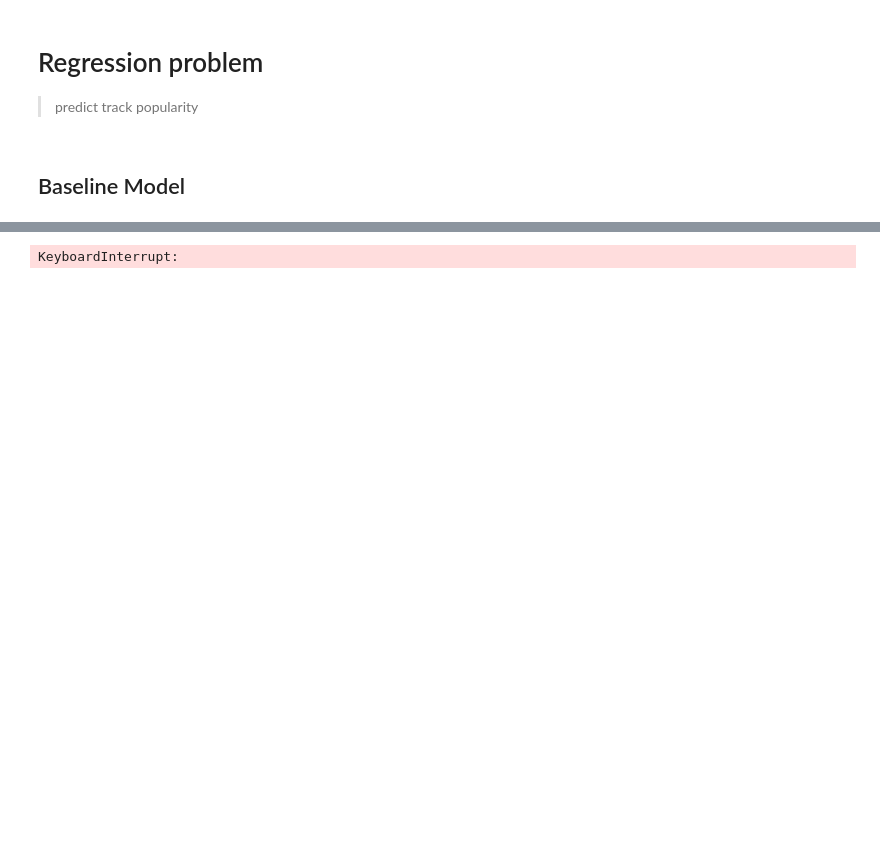
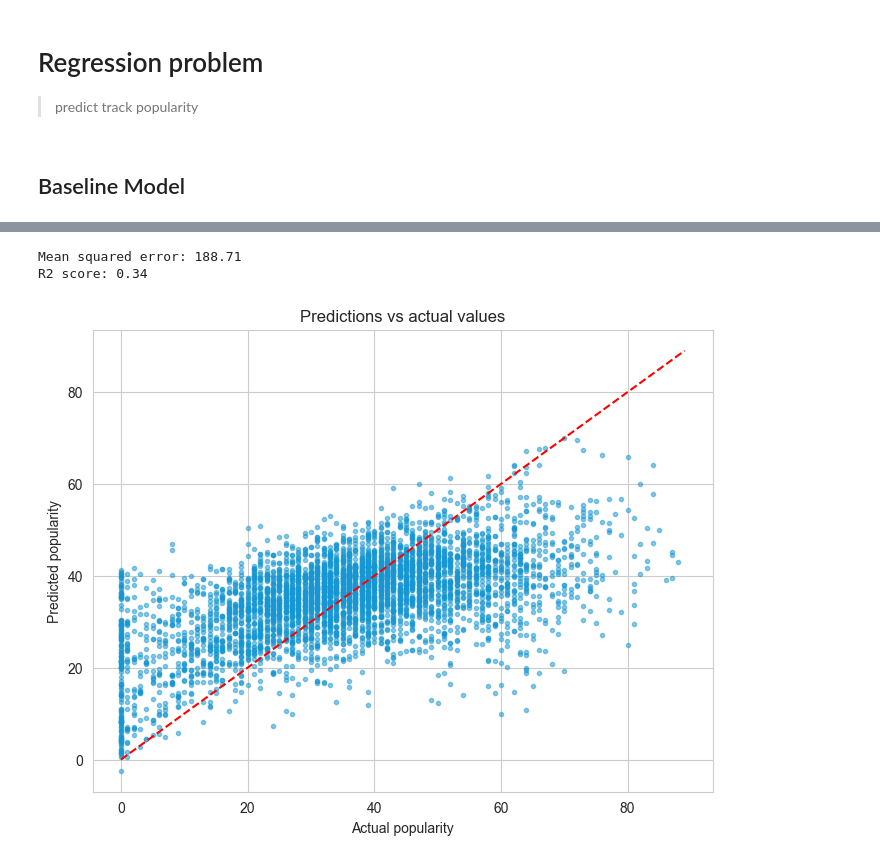
Before and after one commit to baiochi/SCC5948_Ver4_Turma3_2024, a Jupyter notebook: eda.ipynb, the cells around one changed output, grey strips where cells are left out. Drawn from its saved outputs; the diff is of its cells as text; code cells hidden in the pictures; blank space fills up the shorter version.

```diff
--- a/eda.ipynb
+++ b/eda.ipynb
@@ -397,9 +381,8 @@ NameError: name 'numerical_variables' is not defined
 # %%
 import ast
 from sklearn.preprocessing import MultiLabelBinarizer
-from sklearn.linear_model import LogisticRegression
+from sklearn.linear_model import LinearRegression
 from sklearn.metrics import mean_squared_error, r2_score
-
 
 df = pd.read_csv('data/spotify_data.csv')
 df.dropna(subset=['genres'], inplace=True)
@@ -412,11 +395,10 @@ df = df.join(
                 columns=mlb.classes_))
 
 X = df.drop(columns=['popularity']).copy()
-# X = pd.concat([
-#     X.drop(columns=['genres']),
-#     pd.get_dummies(df['genres'].explode()).groupby(level=0).sum()
-# ], axis=1)
 y = df['popularity']
+
+print(f"X shape: {X.shape}")
+print(f"y shape: {y.shape}")
 
 numerical_variables = X.select_dtypes(include=[np.number]).columns.tolist()
 categorical_variables = X.select_dtypes(exclude=[np.number]).columns.tolist()
@@ -440,7 +422,7 @@ X_train, X_test, y_train, y_test = train_test_split(X, y, test_size=0.2, random_
 
 model = Pipeline([
     ('preprocessor', preprocessor),
-    ('regressor', LogisticRegression())
+    ('regressor', LinearRegression())
 ])
 
 model.fit(X_train, y_train)
@@ -463,35 +447 @@ R2 score: 0.35
 [figure]
-# %%
-# XGBoost Regressio
-from sklearn.ensemble import GradientBoostingRegressor
-
-model = Pipeline([
-    ('preprocessor', preprocessor),
-    ('regressor', GradientBoostingRegressor(
-        n_estimators=100,
-        learning_rate=0.1,
-        subsample=0.8,
-        max_depth=3,
-        min_samples_split=2,
-        min_samples_leaf=1
-    ))
-])
-
-model.fit(X_train, y_train)
-
-y_pred = model.predict(X_test)
-
-# Metrics
-print(f"Mean squared error: {mean_squared_error(y_test, y_pred):.2f}")
-print(f"R2 score: {r2_score(y_test, y_pred):.2f}")
-
-# Plot predictions vs actual values
-plt.figure(figsize=(8, 6))
-plt.scatter(y_test, y_pred, color='#1696d2', alpha=0.5, marker='.')
-plt.plot([0, 89], [0, 89], color='red', linestyle='--')
-plt.xlabel('Actual popularity')
-plt.ylabel('Predicted popularity')
-plt.title('Predictions vs actual values')
-plt.show()
-# %% [output]
-KeyboardInterrupt:
@@ -497,0 +483,21 @@ KeyboardInterrupt:
+# %%
+# Load model
+pipeline = joblib.load('models/elasticnet_pipeline.pkl')
+
+pipeline.fit(X_train, y_train)
+
+# Metrics
+y_pred = pipeline.predict(X_test)
+print(f"Mean squared error: {mean_squared_error(y_test, y_pred):.2f}")
+print(f"R2 score: {r2_score(y_test, y_pred):.2f}")
+plt.figure(figsize=(8, 6))
+plt.scatter(y_test, y_pred, color='#1696d2', alpha=0.5, marker='.')
+plt.plot([0, 89], [0, 89], color='red', linestyle='--')
+plt.xlabel('Actual popularity')
+plt.ylabel('Predicted popularity')
+plt.title('Predictions vs actual values')
+plt.show()
+# %% [output]
+Mean squared error: 188.71
+R2 score: 0.34
+[figure, added]
```
Also changed, not shown: parts of 6 cells of this notebook, 3 other files.
